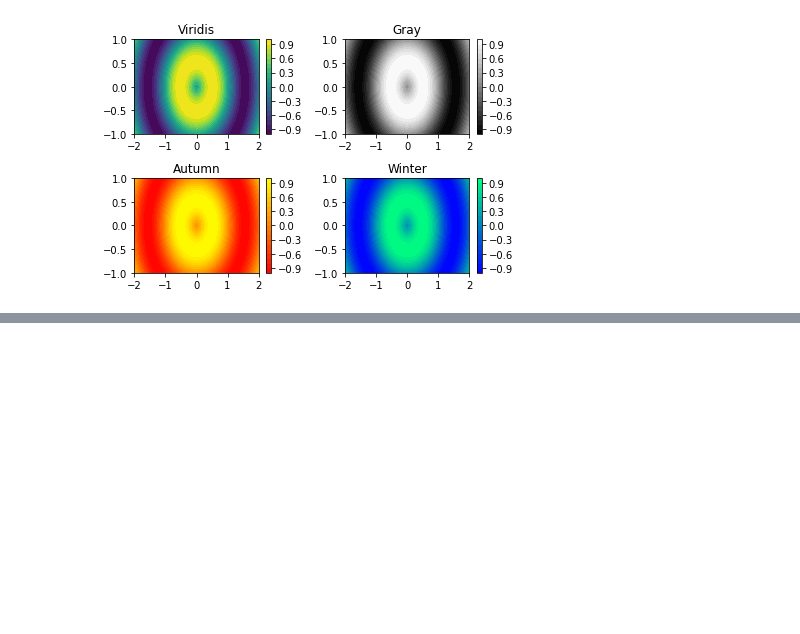
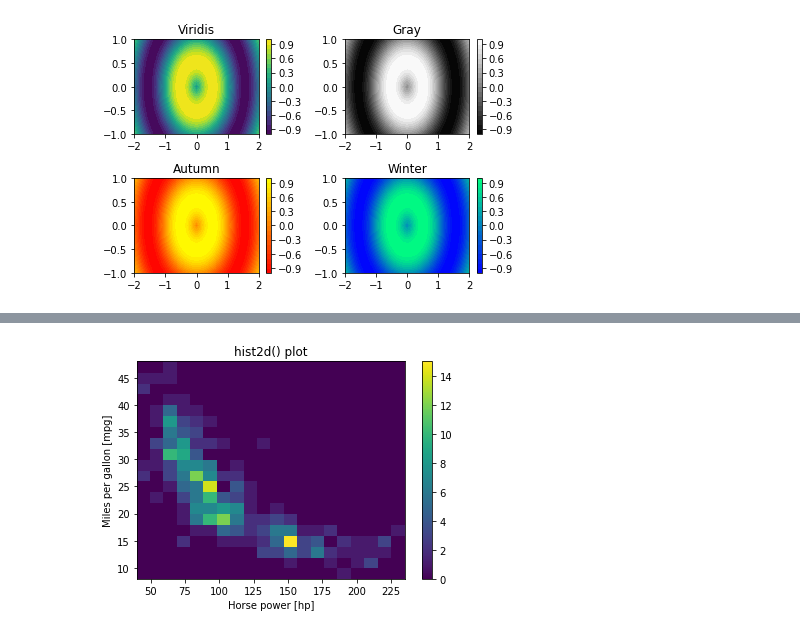
Before and after one commit to zaedulislam/Introduction_to_Data_Visualization_in_Python, a Jupyter notebook: 2. Plotting 2D arrays/Plotting 2D arrays.ipynb, the cells around one changed output, grey strips where cells are left out. Drawn from its saved outputs; the diff is of its cells as text; code cells hidden in the pictures; blank space fills up the shorter version.

Commit message:
Generate 2-D histogram

```diff
--- a/2. Plotting 2D arrays/Plotting 2D arrays.ipynb
+++ b/2. Plotting 2D arrays/Plotting 2D arrays.ipynb
@@ -136,0 +150,20 @@ plt.show()
+# %%
+filepath = '/content/drive/My Drive/Colab Notebooks/DataCamp/Introduction to Data Visualization in Python/2. Plotting 2D arrays/Dataset/auto-mpg.csv'
+dataset = pd.read_csv(filepath)
+
+mpg = dataset['mpg']
+hp = dataset['hp']
+# %%
+# Generate a 2-D histogram
+plt.hist2d(hp, mpg, bins = (20, 20), range = ((40, 235), (8, 48)))
+
+# Add a color bar to the histogram
+plt.colorbar()
+
+# Add labels, title, and display the plot
+plt.xlabel('Horse power [hp]')
+plt.ylabel('Miles per gallon [mpg]')
+plt.title('hist2d() plot')
+plt.show()
+# %% [output]
+[figure, added]
```
Also changed, not shown: parts of 8 cells of this notebook.
